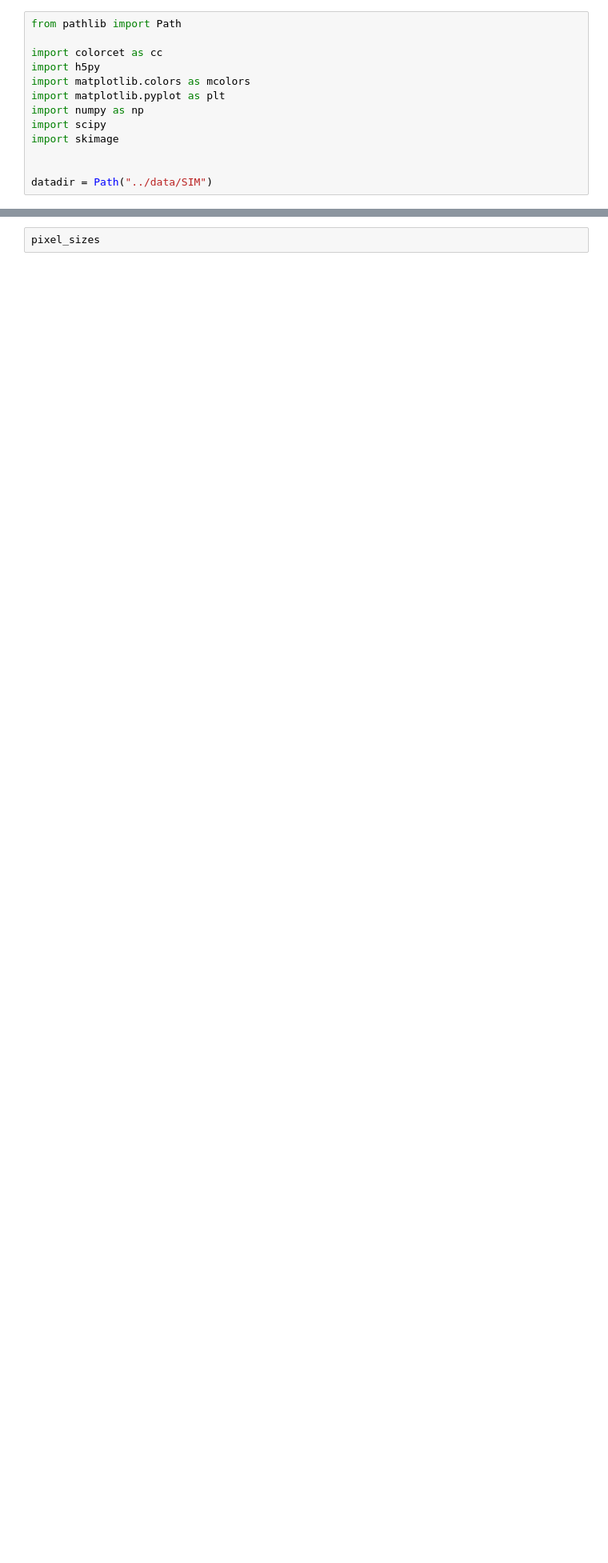
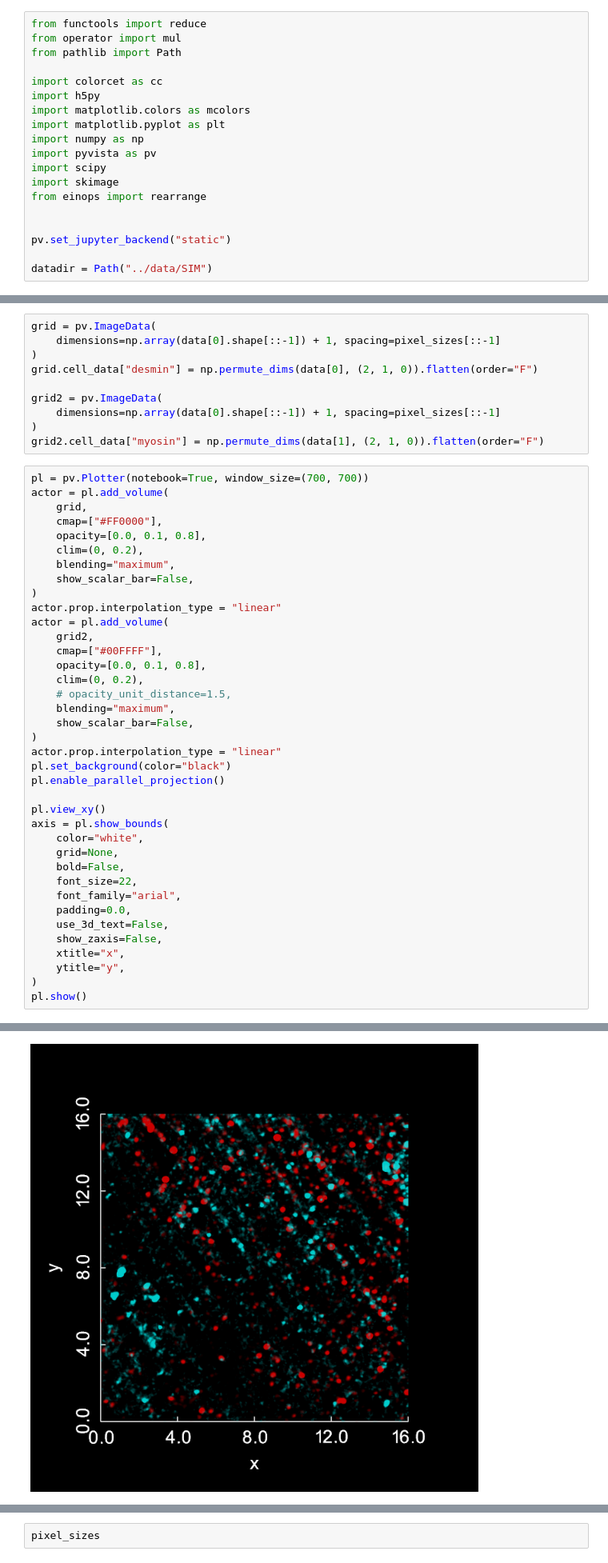
Before and after one commit to Jhko725/ProteinStructureReconstruction.jl, a Jupyter notebook: notebooks/analyze_sim.ipynb, the cells around one changed output, grey strips where cells are left out. Shown at 80% size. Drawn from its saved outputs; the diff is of its cells as text; blank space fills up the shorter version.

```diff
--- a/notebooks/analyze_sim.ipynb
+++ b/notebooks/analyze_sim.ipynb
@@ -1,4 +1,6 @@
 # %%
+from functools import reduce
+from operator import mul
 from pathlib import Path
 
 import colorcet as cc
@@ -6,10 +8,14 @@ import h5py
 import matplotlib.colors as mcolors
 import matplotlib.pyplot as plt
 import numpy as np
+import pyvista as pv
 import scipy
 import skimage
+from einops import rearrange
 
 
+pv.set_jupyter_backend("static")
+
 datadir = Path("../data/SIM")
 # %%
 def read_SIM_data(filepath: Path | str):
@@ -29,0 +44,49 @@ dtype('float64')
+# %%
+grid = pv.ImageData(
+    dimensions=np.array(data[0].shape[::-1]) + 1, spacing=pixel_sizes[::-1]
+)
+grid.cell_data["desmin"] = np.permute_dims(data[0], (2, 1, 0)).flatten(order="F")
+
+grid2 = pv.ImageData(
+    dimensions=np.array(data[0].shape[::-1]) + 1, spacing=pixel_sizes[::-1]
+)
+grid2.cell_data["myosin"] = np.permute_dims(data[1], (2, 1, 0)).flatten(order="F")
+# %%
+pl = pv.Plotter(notebook=True, window_size=(700, 700))
+actor = pl.add_volume(
+    grid,
+    cmap=["#FF0000"],
+    opacity=[0.0, 0.1, 0.8],
+    clim=(0, 0.2),
+    blending="maximum",
+    show_scalar_bar=False,
+)
+actor.prop.interpolation_type = "linear"
+actor = pl.add_volume(
+    grid2,
+    cmap=["#00FFFF"],
+    opacity=[0.0, 0.1, 0.8],
+    clim=(0, 0.2),
+    # opacity_unit_distance=1.5,
+    blending="maximum",
+    show_scalar_bar=False,
+)
+actor.prop.interpolation_type = "linear"
+pl.set_background(color="black")
+pl.enable_parallel_projection()
+
+pl.view_xy()
+axis = pl.show_bounds(
+    color="white",
+    grid=None,
+    bold=False,
+    font_size=22,
+    font_family="arial",
+    padding=0.0,
+    use_3d_text=False,
+    show_zaxis=False,
+    xtitle="x",
+    ytitle="y",
+)
+pl.show()
+# %% [output]
@@ -29,0 +94 @@ dtype('float64')
+[figure, added]
```
Also changed, not shown: parts of 37 cells of this notebook, 2 other files.
